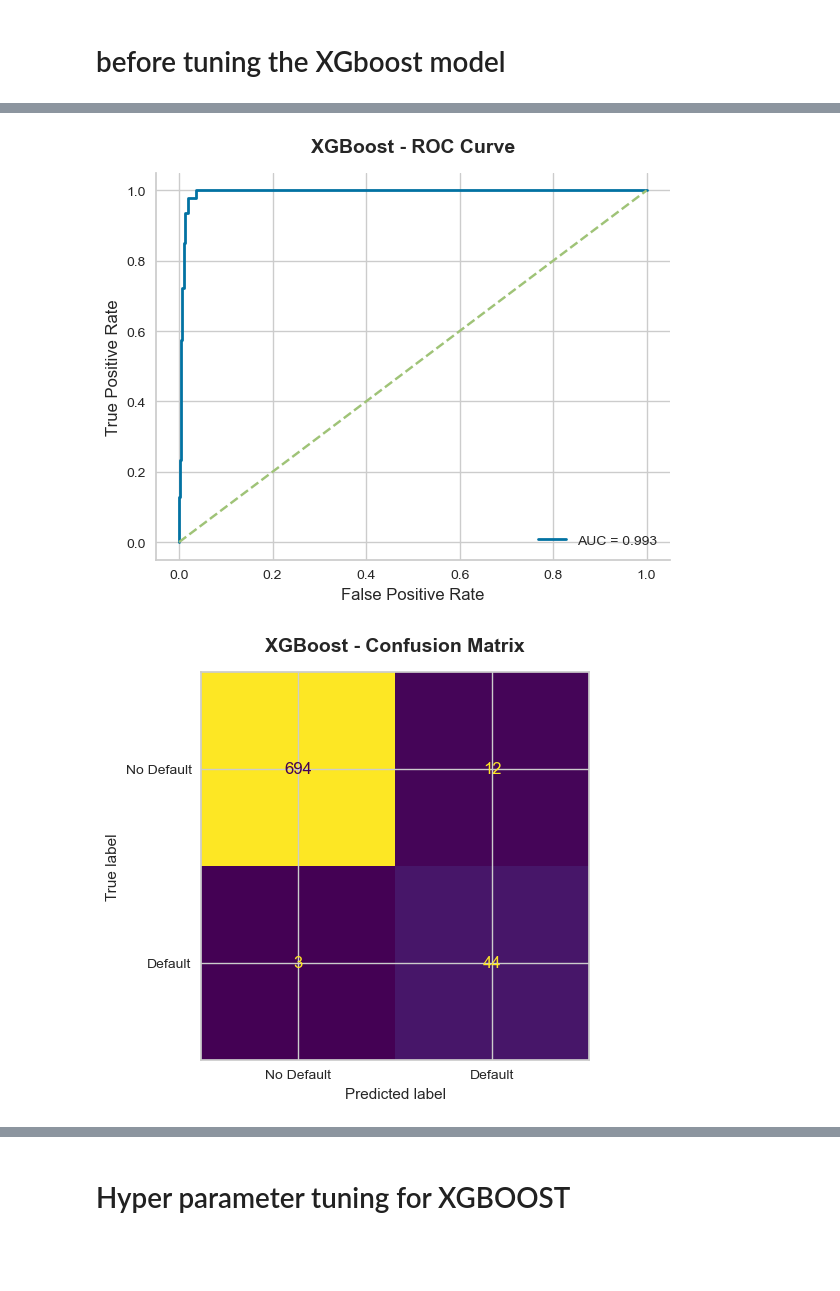
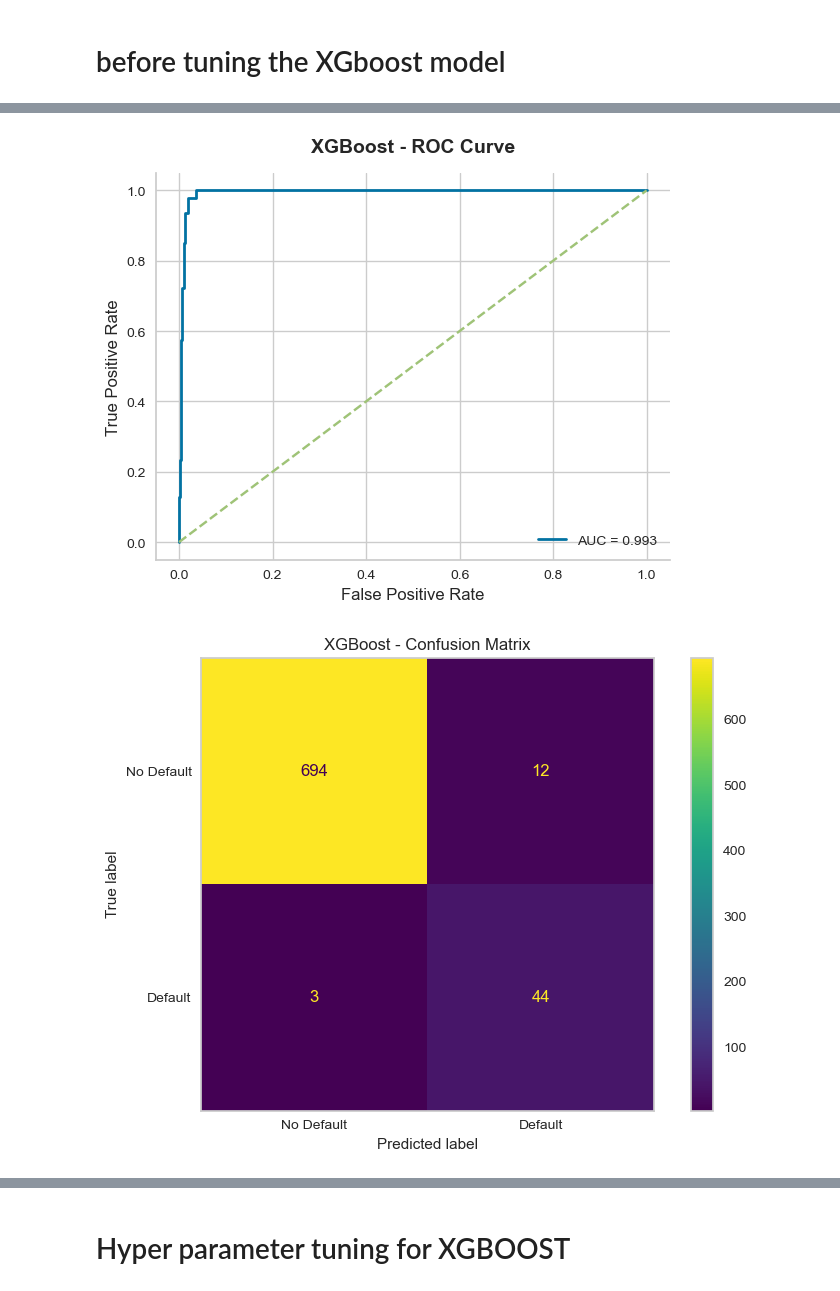
Before and after one commit to Kavindya-1/FYP, a Jupyter notebook: Initial notebook.ipynb, the cells around one changed output, grey strips where cells are left out. Saved outputs shown, nothing was run; the diff lists cells and outputs as text; code cells hidden in the pictures; blank space fills up the shorter version.

```diff
--- a/Initial notebook.ipynb
+++ b/Initial notebook.ipynb
@@ -3038,25 +3113,68 @@ plt.show()
 # =========================================================
 # 2. CONFUSION MATRIX
 # =========================================================
-fig, ax = plt.subplots(figsize=(6, 5))
+
 
 cm = confusion_matrix(y_test, xgb_BASE_pred)
 
 disp = ConfusionMatrixDisplay(
-    confusion_matrix=cm,
-    display_labels=["No Default", "Default"]
+    confusion_matrix = cm,
+    display_labels   = ["No Default", "Default"]
 )
-disp.plot(ax=ax, colorbar=False)
+disp.plot()
+plt.title("XGBoost - Confusion Matrix")
+plt.tight_layout()
+plt.grid(False)
+plt.show()
 
-ax.set_title("XGBoost - Confusion Matrix", fontsize=14, fontweight="bold", pad=15)
-
-plt.tight_layout()
-plt.show()
 
 
 # =========================================================
 # 3. FEATURE IMPORTANCE (WITH %)
 # =========================================================
+# importance = xgb_BASE_model.feature_importances_
+
+# xgb_importance_df = pd.DataFrame({
+#     "Feature": X_train_cat_BASE.columns,
+#     "Importance": importance
+# })
+
+# # Convert to %
+# xgb_importance_df["Importance_%"] = (
+#     100 * xgb_importance_df["Importance"] / xgb_importance_df["Importance"].sum()
+# )
+
+# # Sort
+# xgb_importance_df = xgb_importance_df.sort_values(by="Importance_%", ascending=False)
+
+# # Plot top 15
+# top_n = 15
+# df_plot = xgb_importance_df.head(top_n).iloc[::-1]
+
+# fig, ax = plt.subplots(figsize=(10, 7))
+
+# colors = ["#1D9E75" if i == 0 else "#B5D4F4" for i in range(len(df_plot))]
+
+# bars = ax.barh(
+#     df_plot["Feature"],
+#     df_plot["Importance_%"],
+#     color=colors,
+#     edgecolor="none"
+# )
+
+# ax.set_xlabel("Importance (%)", fontsize=12)
+# ax.set_title("XGBoost - Feature Importance", fontsize=14, fontweight="bold", pad=15)
+# ax.xaxis.set_major_formatter(mticker.FormatStrFormatter("%.1f%%"))
+# ax.spines[["top", "right"]].set_visible(False)
+
+# # Add % labels
+# for i, val in enumerate(df_plot["Importance_%"]):
+#     ax.text(val + 0.2, i, f"{val:.1f}%", va="center", fontsize=10)
+
+# plt.tight_layout()
+# plt.show()
+
+
 importance = xgb_BASE_model.feature_importances_
 
 xgb_importance_df = pd.DataFrame({
@@ -3074,35 +3192,36 @@ xgb_importance_df = xgb_importance_df.sort_values(by="Importance_%", ascending=F
 
 # Plot top 15
 top_n = 15
-df_plot = xgb_importance_df.head(top_n).iloc[::-1]
+df_plot = xgb_importance_df.head(top_n)
 
 fig, ax = plt.subplots(figsize=(10, 7))
 
 colors = ["#1D9E75" if i == 0 else "#B5D4F4" for i in range(len(df_plot))]
 
-bars = ax.barh(
+ax.barh(
     df_plot["Feature"],
     df_plot["Importance_%"],
     color=colors,
     edgecolor="none"
 )
 
+ax.invert_yaxis()
 ax.set_xlabel("Importance (%)", fontsize=12)
 ax.set_title("XGBoost - Feature Importance", fontsize=14, fontweight="bold", pad=15)
 ax.xaxis.set_major_formatter(mticker.FormatStrFormatter("%.1f%%"))
 ax.spines[["top", "right"]].set_visible(False)
 
-# Add % labels
 for i, val in enumerate(df_plot["Importance_%"]):
-    ax.text(val + 0.2, i, f"{val:.1f}%", va="center", fontsize=10)
+    ax.text(val + 0.2, i, f"{val:.1f}%", va="center", fontsize=10, color="#444441")
 
 plt.tight_layout()
 plt.show()
 
 
+
 # Print table
 print("\n=== XGBoost Feature Importance (%) ===")
 print(xgb_importance_df)
 # %% [output]
 [figure]
-[figure, old version]
+[figure, new version]
```
Also changed, not shown: parts of 40 cells of this notebook, 11 other files.
